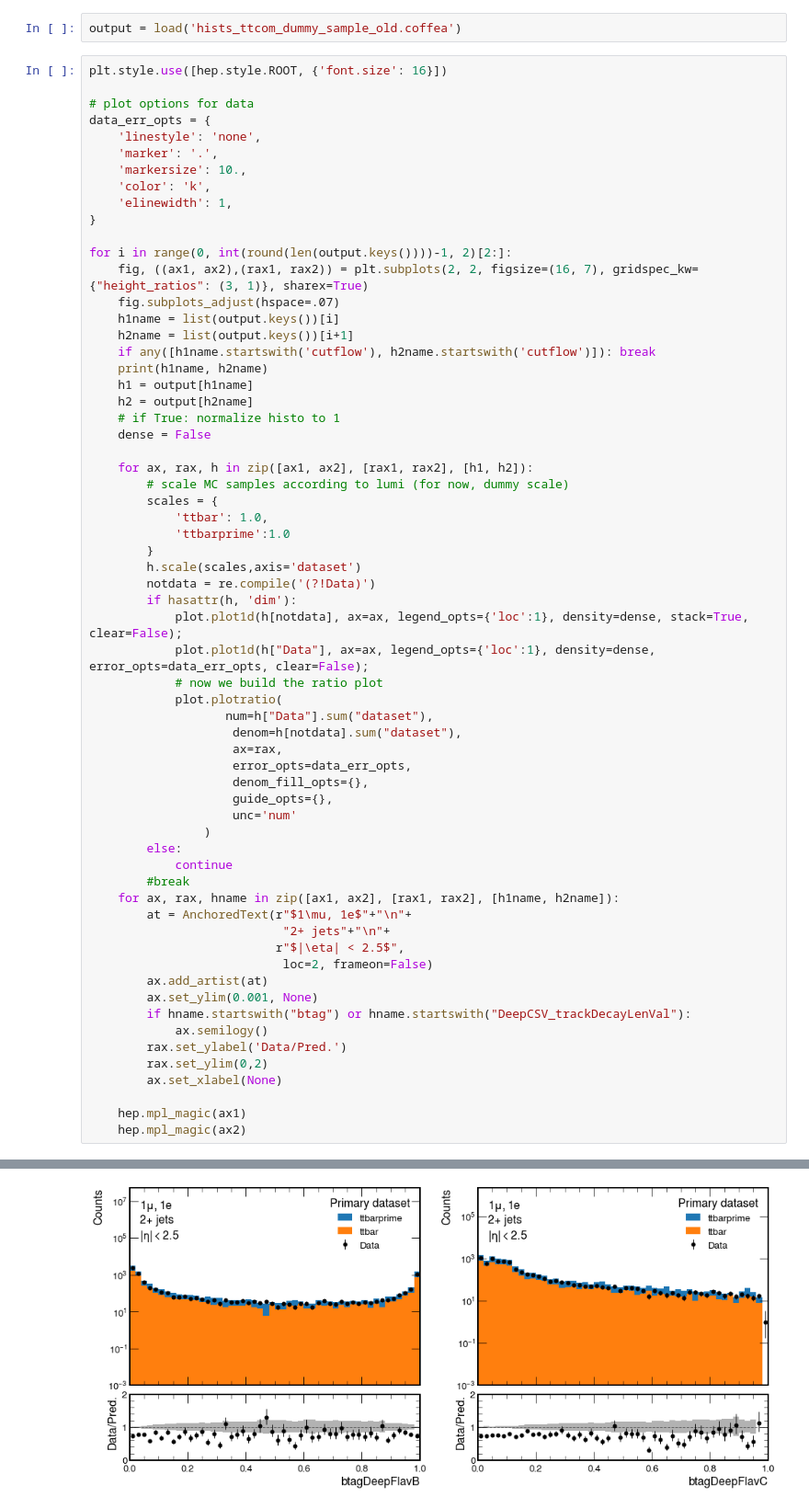
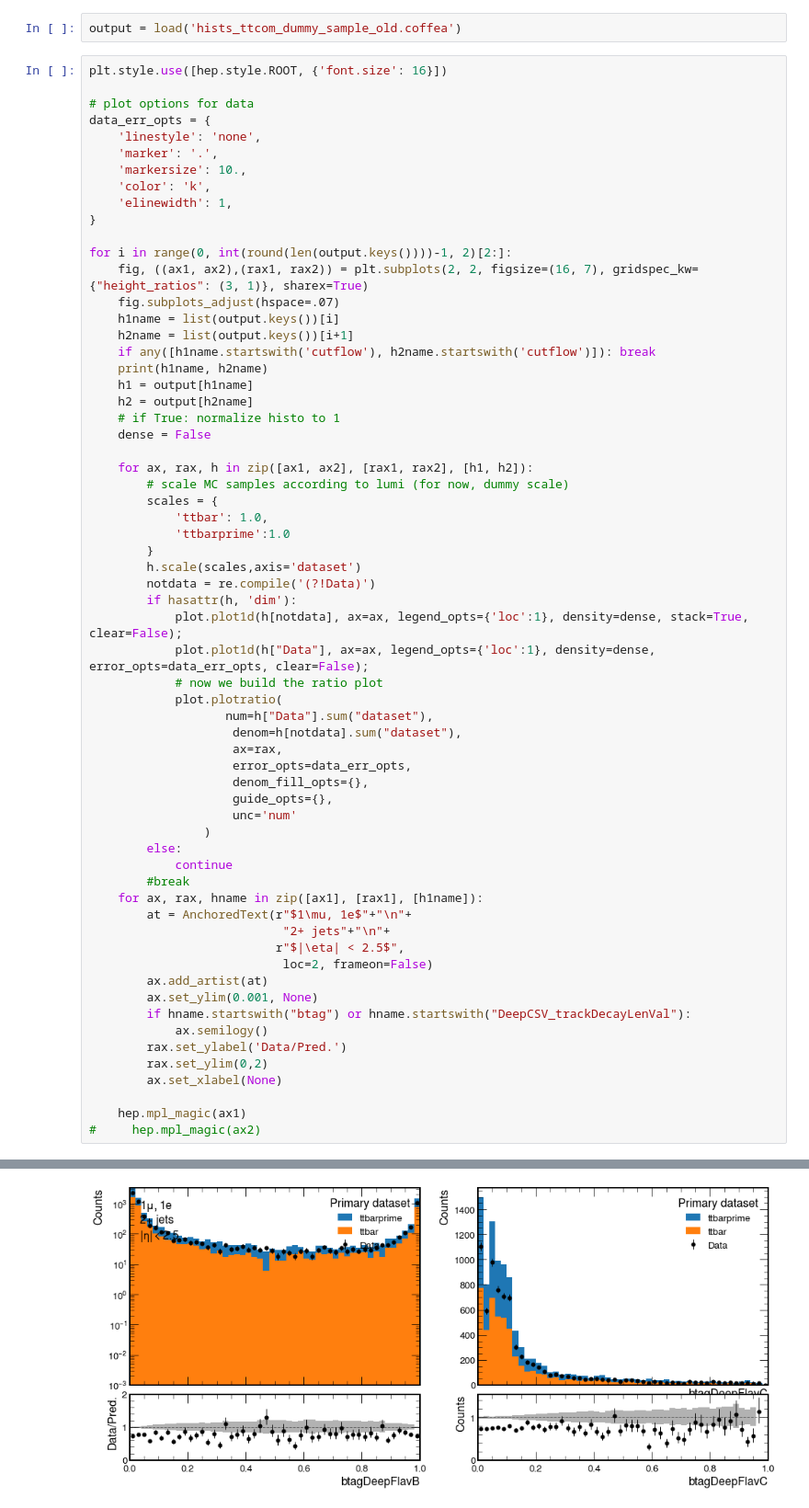
Before and after one commit to cms-btv-pog/BTVNanoCommissioning, a Jupyter notebook: make_some_plots.ipynb, the cells around one changed output, grey strips where cells are left out. Shown at 92% size. Cells and saved outputs as stored; diff of their text form.

```diff
--- a/make_some_plots.ipynb
+++ b/make_some_plots.ipynb
@@ -56,7 +56,7 @@ for i in range(0, int(round(len(output.keys())))-1, 2)[2:]:
         else:
             continue
         #break
-    for ax, rax, hname in zip([ax1, ax2], [rax1, rax2], [h1name, h2name]):
+    for ax, rax, hname in zip([ax1], [rax1], [h1name]):
         at = AnchoredText(r"$1\mu, 1e$"+"\n"+
                            "2+ jets"+"\n"+
                           r"$|\eta| < 2.5$",
@@ -70,7 +70,7 @@ for i in range(0, int(round(len(output.keys())))-1, 2)[2:]:
         ax.set_xlabel(None)
 
     hep.mpl_magic(ax1)
-    hep.mpl_magic(ax2)
+#     hep.mpl_magic(ax2)
 # %% [output]
 btagCMVA btagCSVV2
 btagDeepB btagDeepC
@@ -91 +81 @@ ljpt sljpt
-[figure, old version]
+[figure, new version]
```
Also changed, not shown: parts of 1 cell of this notebook, 5 other files.
